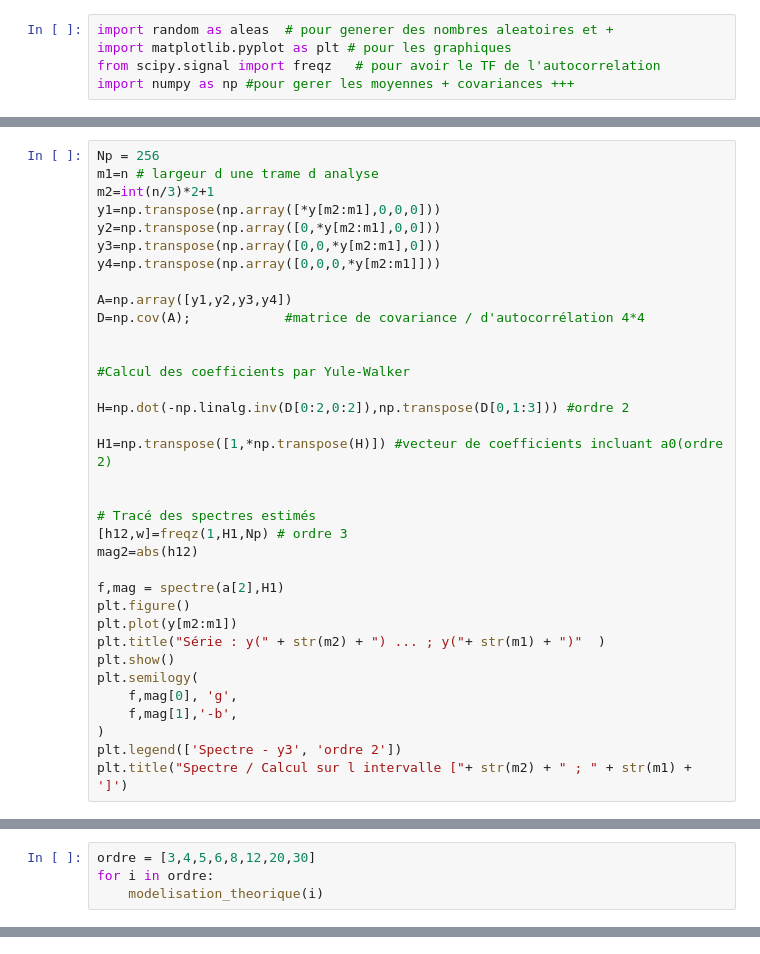
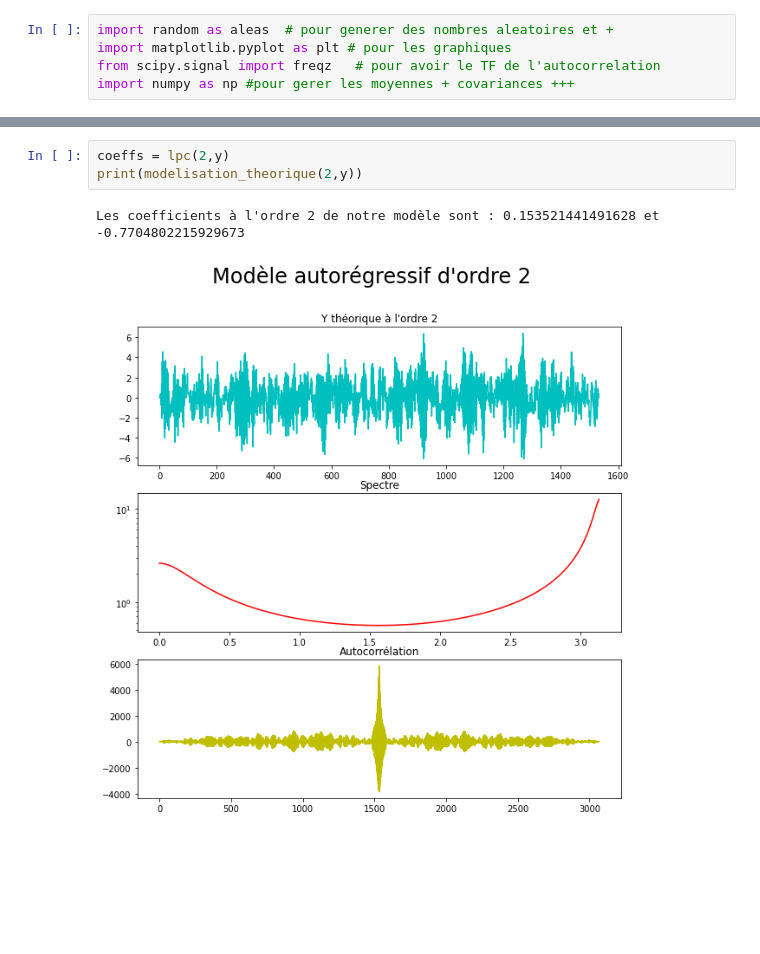
Before and after one commit to clement-massit/DATA731-ModeleAR, a Jupyter notebook: Sources_TP3/1_EstimationModeleAR/Exercice3.ipynb, the cells around one changed output, grey strips where cells are left out. Drawn from its saved outputs; the diff is of its cells as text; blank space fills up the shorter version.

```diff
--- a/Sources_TP3/1_EstimationModeleAR/Exercice3.ipynb
+++ b/Sources_TP3/1_EstimationModeleAR/Exercice3.ipynb
@@ -229,35 +9,0 @@ Text(0.5, 1.0, 'Spectre / Calcul sur l intervalle [513 ; 1024]')
-# %%
-Np = 256
-m1=n # largeur d une trame d analyse
-m2=int(n/3)*2+1
-y1=np.transpose(np.array([*y[m2:m1],0,0,0]))
-y2=np.transpose(np.array([0,*y[m2:m1],0,0]))
-y3=np.transpose(np.array([0,0,*y[m2:m1],0]))
-y4=np.transpose(np.array([0,0,0,*y[m2:m1]]))
-
-A=np.array([y1,y2,y3,y4])
-D=np.cov(A);			#matrice de covariance / d'autocorrélation 4*4
-
-
-#Calcul des coefficients par Yule-Walker
-
-H=np.dot(-np.linalg.inv(D[0:2,0:2]),np.transpose(D[0,1:3])) #ordre 2
-
-H1=np.transpose([1,*np.transpose(H)]) #vecteur de coefficients incluant a0(ordre 2)
-
-
-# Tracé des spectres estimés
-[h12,w]=freqz(1,H1,Np) # ordre 3
-mag2=abs(h12)
-
-f,mag = spectre(a[2],H1)
-plt.figure()
-plt.plot(y[m2:m1])
-plt.title("Série : y(" + str(m2) + ") ... ; y("+ str(m1) + ")"  )
-plt.show()
-plt.semilogy(
-    f,mag[0], 'g',
-    f,mag[1],'-b',
-)
-plt.legend(['Spectre - y3', 'ordre 2'])
-plt.title("Spectre / Calcul sur l intervalle ["+ str(m2) + " ; " + str(m1) + ']')
@@ -315,4 +9,0 @@ def modelisation_theorique(ordre):
-# %%
-ordre = [3,4,5,6,8,12,20,30]
-for i in ordre:
-    modelisation_theorique(i)
@@ -331,0 +199,6 @@ meme si juxtaposition, a la place de chercher modele global, il vaut mieux consi
+# %%
+coeffs = lpc(2,y)
+print(modelisation_theorique(2,y))
+# %% [output]
+Les coefficients à l'ordre 2 de notre modèle sont : 0.153521441491628 et -0.7704802215929673
+[figure, added]
```
Also changed, not shown: parts of 38 cells of this notebook, 4 other files.
